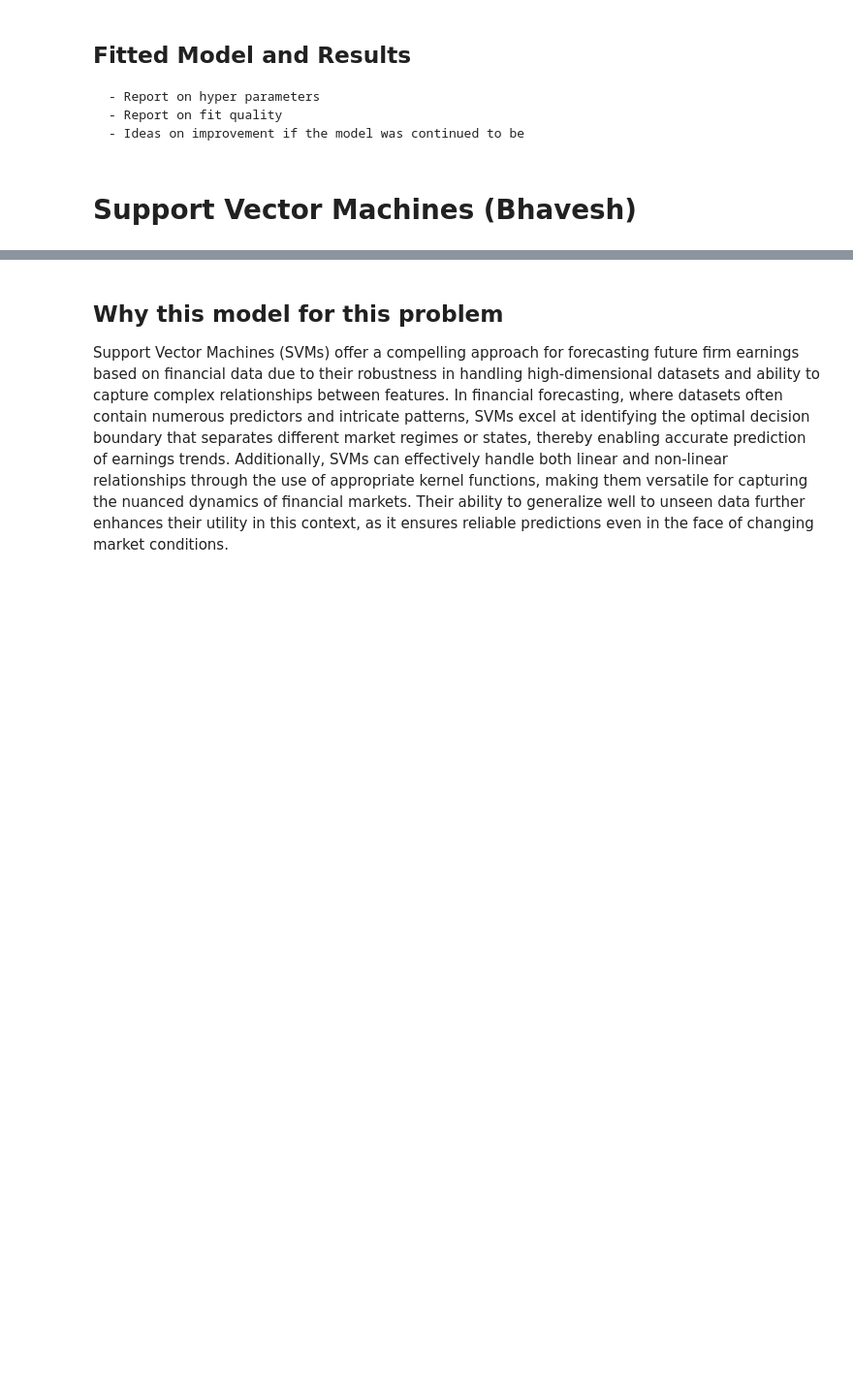
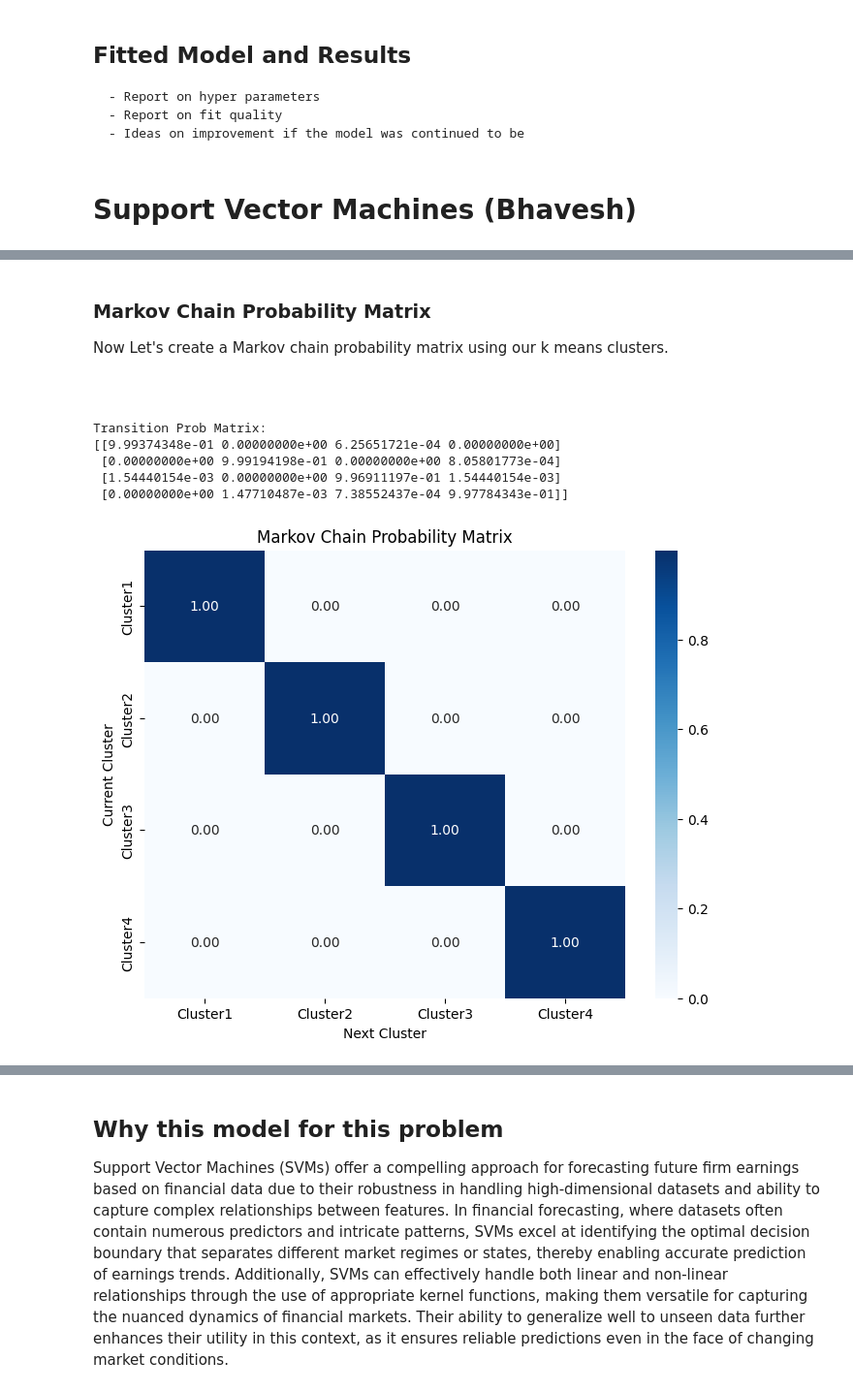
Before and after one commit to franco-rey/521-Final-Project, a Jupyter notebook: Group Report - OUTLINE FOR WRITING.ipynb, the cells around one changed output, grey strips where cells are left out. Shown at 97% size. Cells and saved outputs as stored; diff of their text form; code cells hidden in the pictures; blank space fills up the shorter version.

```diff
--- a/Group Report - OUTLINE FOR WRITING.ipynb
+++ b/Group Report - OUTLINE FOR WRITING.ipynb
@@ -727,0 +797,45 @@ plt.show()
+# %% [markdown]
+### Markov Chain Probability Matrix
+
+Now Let's create a Markov chain probability matrix using our k means clusters.
+# %% [markdown]
+###
+# %%
+import numpy as np
+
+
+num_clusters = 4  #
+
+# a transition matrix of size (num_clusters x num_clusters) with zeros
+transition_matrix = np.zeros((num_clusters, num_clusters))
+
+# calc transitions from each cluster to another
+for i in range(len(regimes) - 1):
+    current_regime = regimes[i]
+    next_regime = regimes[i + 1]
+    transition_matrix[current_regime][next_regime] += 1
+
+# we convert counts to probabilities and divide each row by the sum of elements in that row to get probability distribution
+transition_matrix = np.array([row / row.sum() if row.sum() != 0 else row for row in transition_matrix])
+
+# we print our transition matrix
+print("Transition Prob Matrix:")
+print(transition_matrix)
+
+# Visual representation of our matrix
+import matplotlib.pyplot as plt
+import seaborn as sns
+
+plt.figure(figsize=(8, 6))
+sns.heatmap(transition_matrix, annot=True, fmt=".2f", cmap="Blues", xticklabels=["Cluster1", "Cluster2", "Cluster3", "Cluster4"], yticklabels=["Cluster1", "Cluster2", "Cluster3", "Cluster4"])
+plt.title('Markov Chain Probability Matrix')
+plt.xlabel('Next Cluster')
+plt.ylabel('Current Cluster')
+plt.show()
+# %% [output]
+Transition Prob Matrix:
+[[9.99374348e-01 0.00000000e+00 6.25651721e-04 0.00000000e+00]
+ [0.00000000e+00 9.99194198e-01 0.00000000e+00 8.05801773e-04]
+ [1.54440154e-03 0.00000000e+00 9.96911197e-01 1.54440154e-03]
+ [0.00000000e+00 1.47710487e-03 7.38552437e-04 9.97784343e-01]]
+[figure, added]
```
Also changed, not shown: parts of 13 cells of this notebook, 1 other file.
